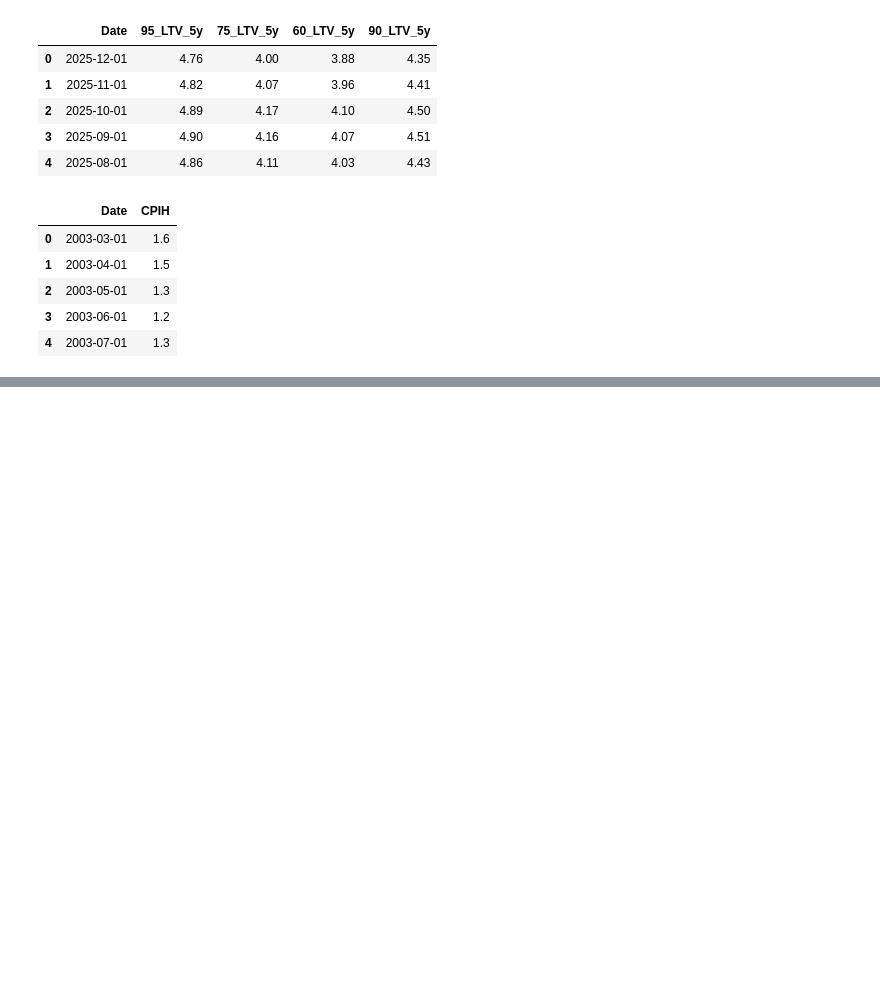
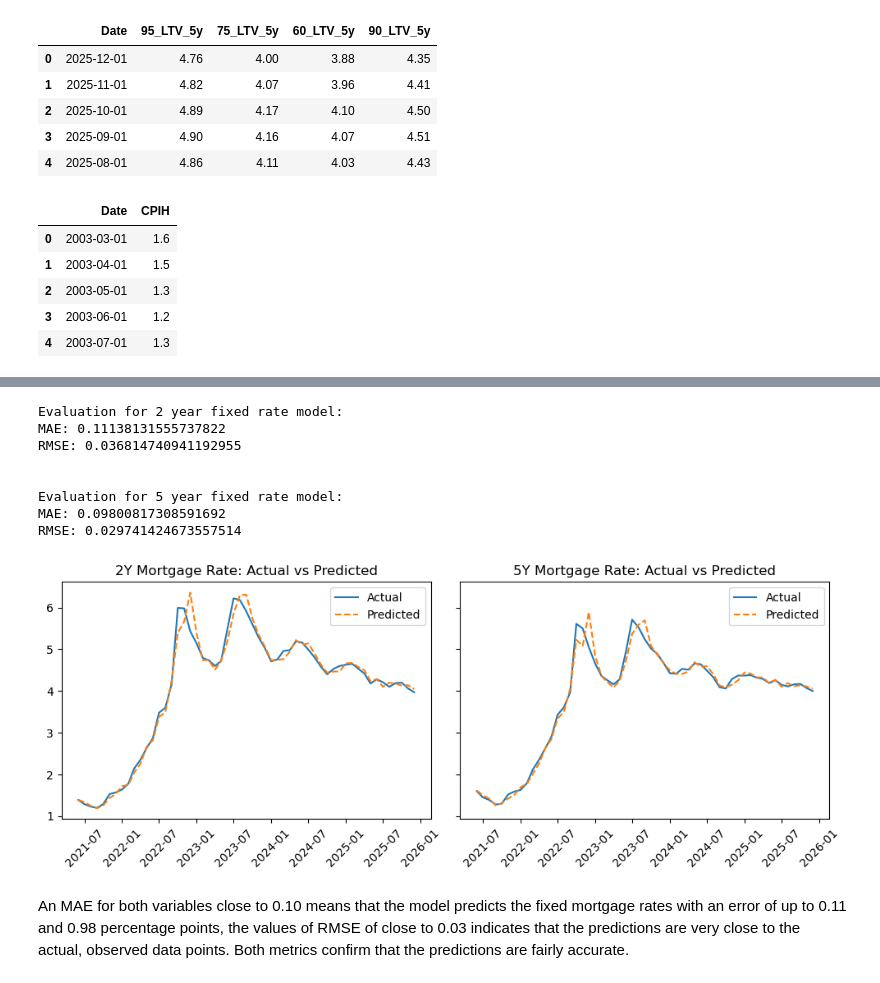
Before and after one commit to wilson-inacio/UK-Mortgage-Forecast-ML, a Jupyter notebook: UK Mortgage Rate Forecast.ipynb, the cells around one changed output, grey strips where cells are left out. Drawn from its saved outputs; the diff is of its cells as text; code cells hidden in the pictures; blank space fills up the shorter version.

Commit message:
Baseline Model¶

```diff
--- a/UK Mortgage Rate Forecast.ipynb
+++ b/UK Mortgage Rate Forecast.ipynb
@@ -238,7 +241,7 @@ Two dataframes were created, so we can proceed with the analysis of both a 2 yea
 # %%
 # Joining all the dataframes / Inner was selected to make sure the time period is the same across all columns
 # 2 year fixed
-df_2y = fixed_2[['Date', '75_LTV_2y']].merge(
+df_2 = fixed_2[['Date', '75_LTV_2y']].merge(
     base_rate_monthly[['Date', 'Bank Rate']],
     on='Date',
     how='inner'
@@ -248,7 +251,7 @@ df_2y = fixed_2[['Date', '75_LTV_2y']].merge(
     how='inner'
 )
 # 5 year fixed
-df_5y = fixed_5[['Date', '75_LTV_5y']].merge(
+df_5 = fixed_5[['Date', '75_LTV_5y']].merge(
     base_rate_monthly[['Date', 'Bank Rate']],
     on='Date',
     how='inner'
@@ -258,13 +261,17 @@ df_5y = fixed_5[['Date', '75_LTV_5y']].merge(
     how='inner'
 )
 
+# Sorting the Dated from older to newer
+df_2 = df_2.sort_values('Date')
+df_5 = df_5.sort_values('Date')
+
 # Setting the `Date` as the index so resampling and plotting are easier
-df_2y.set_index('Date', inplace=True)
-df_5y.set_index('Date', inplace=True)
+df_2.set_index('Date', inplace=True)
+df_5.set_index('Date', inplace=True)
 
 # Confirming
-print(df_2y.head())
-print(df_5y.info())
+print(df_2.head())
+print(df_5.info())
 # %% [output]
             75_LTV_2y  Bank Rate CPIH
 Date
@@ -327,0 +327,4 @@ y_5y = df_5y_fe['75_LTV_5y']
+# %%
+# Doing the train-test splits
+X2_train, X2_test, y2_train, y2_test = train_test_split(X_2, y_2, test_size = 0.2, shuffle = False)
+X5_train, X5_test, y5_train, y5_test = train_test_split(X_5, y_5, test_size = 0.2, shuffle = False)
@@ -327,0 +339,52 @@ y_5y = df_5y_fe['75_LTV_5y']
+# %%
+# Setting the Naive dataframes
+y2_pred_naive = X2_test['mortgage_lag_1']
+y5_pred_naive = X5_test['mortgage_lag_1']
+
+# Training the models
+model_2 = LinearRegression()
+model_2.fit(X2_train, y2_train)
+
+model_5 = LinearRegression()
+model_5.fit(X5_train, y5_train)
+
+# Making predictions
+y2_pred = model_2.predict(X2_test)
+y5_pred = model_5.predict(X5_test)
+
+# Evaluating the models
+print('Evaluation for 2 year fixed rate model:')
+print('MAE:', mean_absolute_error(y2_test, y2_pred))
+print('RMSE:', mean_squared_error(y2_test, y2_pred))
+print('\n')
+print('Evaluation for 5 year fixed rate model:')
+print('MAE:', mean_absolute_error(y5_test, y5_pred))
+print('RMSE:', mean_squared_error(y5_test, y5_pred))
+
+# Visual representation
+fix, (ax2, ax5) = plt.subplots(nrows = 1, ncols = 2, figsize = (10,4), sharey = True)
+ax2.plot(y2_test.index, y2_test, label='Actual')
+ax2.plot(y2_test.index, y2_pred, label='Predicted', linestyle = '--')
+ax2.legend()
+ax2.set_title('2Y Mortgage Rate: Actual vs Predicted')
+ax2.tick_params(axis='x', rotation=45)
+
+ax5.plot(y5_test.index, y5_test, label='Actual')
+ax5.plot(y5_test.index, y5_pred, label='Predicted', linestyle = '--')
+ax5.legend()
+ax5.set_title('5Y Mortgage Rate: Actual vs Predicted')
+ax5.tick_params(axis='x', rotation=45)
+plt.tight_layout()
+plt.show()
+# %% [output]
+Evaluation for 2 year fixed rate model:
+MAE: 0.11138131555737822
+RMSE: 0.036814740941192955
+
+
+Evaluation for 5 year fixed rate model:
+MAE: 0.09800817308591692
+RMSE: 0.029741424673557514
+[figure, added]
+# %% [markdown]
+An MAE for both variables close to 0.10 means that the model predicts the fixed mortgage rates with an error of up to 0.11 and 0.98 percentage points, the values of RMSE of close to 0.03 indicates that the predictions are very close to the actual, observed data points. Both metrics confirm that the predictions are fairly accurate.
```
Also changed, not shown: parts of 7 cells of this notebook.
